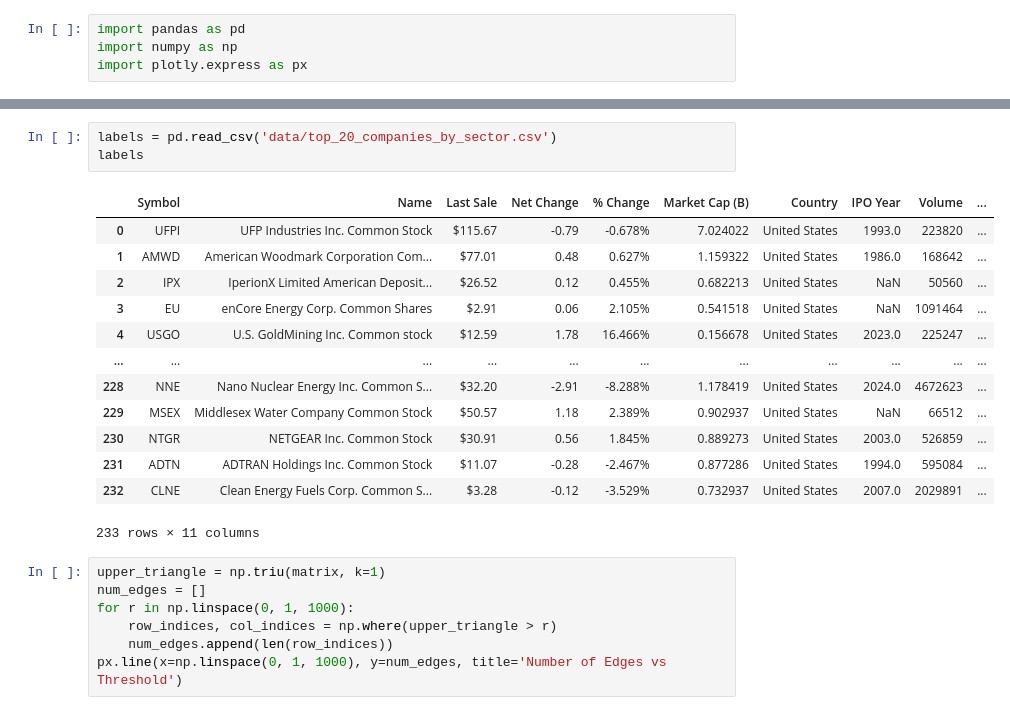
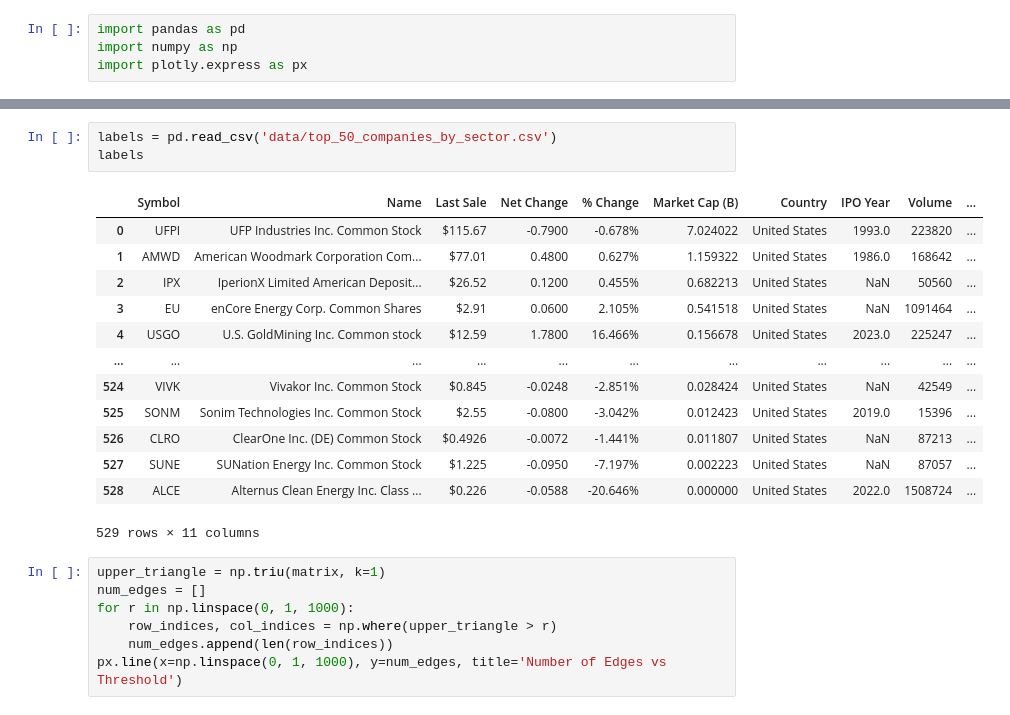
Before and after one commit to AHY123/Stock_Data_Network, a Jupyter notebook: force_directed_data.ipynb, the cells around one changed output, grey strips where cells are left out. Saved outputs shown, nothing was run; the diff lists cells and outputs as text.

```diff
--- a/force_directed_data.ipynb
+++ b/force_directed_data.ipynb
@@ -23,20 +23,20 @@ matrix
 # %%
-labels = pd.read_csv('data/top_20_companies_by_sector.csv')
+labels = pd.read_csv('data/top_50_companies_by_sector.csv')
 labels
 # %% [output]
 |  | Symbol | Name | Last Sale | Net Change | % Change | Market Cap (B) | Country | IPO Year | Volume | ... |
-| 0 | UFPI | UFP Industries Inc. Common Stock | $115.67 | -0.79 | -0.678% | 7.024022 | United States | 1993.0 | 223820 | ... |
-| 1 | AMWD | American Woodmark Corporation Com... | $77.01 | 0.48 | 0.627% | 1.159322 | United States | 1986.0 | 168642 | ... |
-| 2 | IPX | IperionX Limited American Deposit... | $26.52 | 0.12 | 0.455% | 0.682213 | United States | NaN | 50560 | ... |
-| 3 | EU | enCore Energy Corp. Common Shares | $2.91 | 0.06 | 2.105% | 0.541518 | United States | NaN | 1091464 | ... |
-| 4 | USGO | U.S. GoldMining Inc. Common stock | $12.59 | 1.78 | 16.466% | 0.156678 | United States | 2023.0 | 225247 | ... |
+| 0 | UFPI | UFP Industries Inc. Common Stock | $115.67 | -0.7900 | -0.678% | 7.024022 | United States | 1993.0 | 223820 | ... |
+| 1 | AMWD | American Woodmark Corporation Com... | $77.01 | 0.4800 | 0.627% | 1.159322 | United States | 1986.0 | 168642 | ... |
+| 2 | IPX | IperionX Limited American Deposit... | $26.52 | 0.1200 | 0.455% | 0.682213 | United States | NaN | 50560 | ... |
+| 3 | EU | enCore Energy Corp. Common Shares | $2.91 | 0.0600 | 2.105% | 0.541518 | United States | NaN | 1091464 | ... |
+| 4 | USGO | U.S. GoldMining Inc. Common stock | $12.59 | 1.7800 | 16.466% | 0.156678 | United States | 2023.0 | 225247 | ... |
 | ... | ... | ... | ... | ... | ... | ... | ... | ... | ... | ... |
-| 228 | NNE | Nano Nuclear Energy Inc. Common S... | $32.20 | -2.91 | -8.288% | 1.178419 | United States | 2024.0 | 4672623 | ... |
-| 229 | MSEX | Middlesex Water Company Common Stock | $50.57 | 1.18 | 2.389% | 0.902937 | United States | NaN | 66512 | ... |
-| 230 | NTGR | NETGEAR Inc. Common Stock | $30.91 | 0.56 | 1.845% | 0.889273 | United States | 2003.0 | 526859 | ... |
-| 231 | ADTN | ADTRAN Holdings Inc. Common Stock | $11.07 | -0.28 | -2.467% | 0.877286 | United States | 1994.0 | 595084 | ... |
-| 232 | CLNE | Clean Energy Fuels Corp. Common S... | $3.28 | -0.12 | -3.529% | 0.732937 | United States | 2007.0 | 2029891 | ... |
+| 524 | VIVK | Vivakor Inc. Common Stock | $0.845 | -0.0248 | -2.851% | 0.028424 | United States | NaN | 42549 | ... |
+| 525 | SONM | Sonim Technologies Inc. Common Stock | $2.55 | -0.0800 | -3.042% | 0.012423 | United States | 2019.0 | 15396 | ... |
+| 526 | CLRO | ClearOne Inc. (DE) Common Stock | $0.4926 | -0.0072 | -1.441% | 0.011807 | United States | NaN | 87213 | ... |
+| 527 | SUNE | SUNation Energy Inc. Common Stock | $1.225 | -0.0950 | -7.197% | 0.002223 | United States | NaN | 87057 | ... |
+| 528 | ALCE | Alternus Clean Energy Inc. Class ... | $0.226 | -0.0588 | -20.646% | 0.000000 | United States | 2022.0 | 1508724 | ... |
-233 rows × 11 columns
+529 rows × 11 columns
 # %%
 upper_triangle = np.triu(matrix, k=1)
 num_edges = []
```
Also changed, not shown: parts of 3 cells of this notebook, 18 other files.
